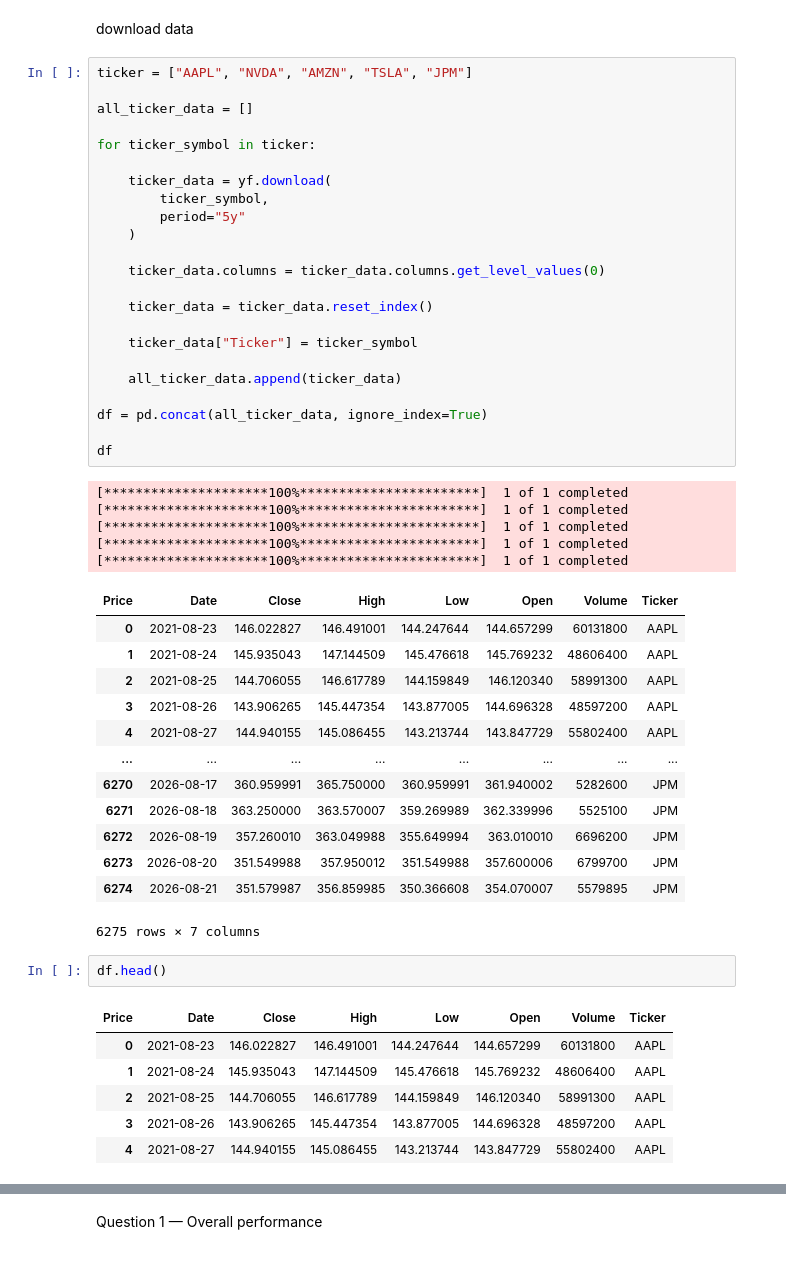
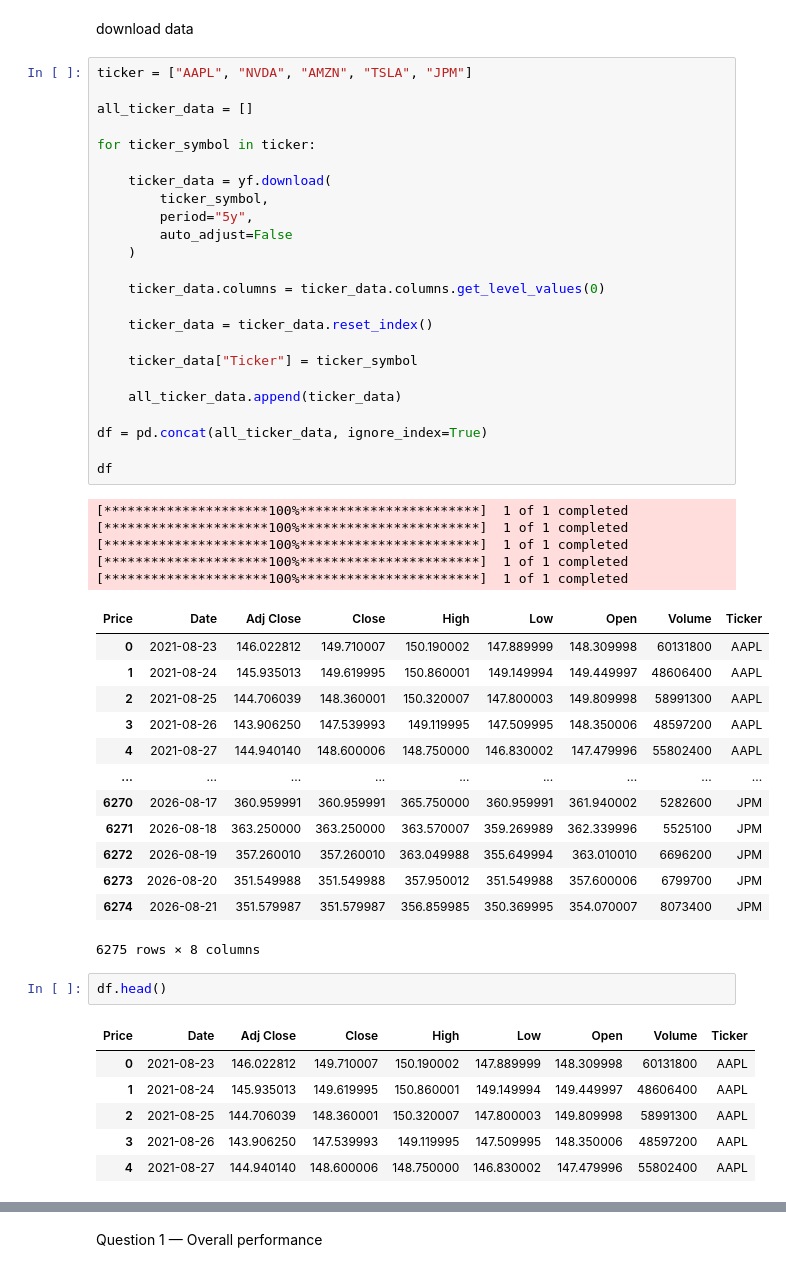
Before and after one commit to shota98501/workspace, a Jupyter notebook: Project/stockmarket_project/stockmarket.ipynb, the cells around one changed output, grey strips where cells are left out. Cells and saved outputs as stored; diff of their text form.

```diff
--- a/Project/stockmarket_project/stockmarket.ipynb
+++ b/Project/stockmarket_project/stockmarket.ipynb
@@ -9,54 +9,55 @@ download data
 # %%
 ticker = ["AAPL", "NVDA", "AMZN", "TSLA", "JPM"]
 
 all_ticker_data = []
 
 for ticker_symbol in ticker:
 
     ticker_data = yf.download(
         ticker_symbol,
-        period="5y"
+        period="5y",
+        auto_adjust=False
     )
 
     ticker_data.columns = ticker_data.columns.get_level_values(0)
 
     ticker_data = ticker_data.reset_index()
 
     ticker_data["Ticker"] = ticker_symbol
 
     all_ticker_data.append(ticker_data)
 
 df = pd.concat(all_ticker_data, ignore_index=True)
 
 df
 # %% [output]
 [*********************100%***********************]  1 of 1 completed
 [*********************100%***********************]  1 of 1 completed
 [*********************100%***********************]  1 of 1 completed
 [*********************100%***********************]  1 of 1 completed
 [*********************100%***********************]  1 of 1 completed
-| Price | Date | Close | High | Low | Open | Volume | Ticker |
-| 0 | 2021-08-23 | 146.022827 | 146.491001 | 144.247644 | 144.657299 | 60131800 | AAPL |
-| 1 | 2021-08-24 | 145.935043 | 147.144509 | 145.476618 | 145.769232 | 48606400 | AAPL |
-| 2 | 2021-08-25 | 144.706055 | 146.617789 | 144.159849 | 146.120340 | 58991300 | AAPL |
-| 3 | 2021-08-26 | 143.906265 | 145.447354 | 143.877005 | 144.696328 | 48597200 | AAPL |
-| 4 | 2021-08-27 | 144.940155 | 145.086455 | 143.213744 | 143.847729 | 55802400 | AAPL |
-| ... | ... | ... | ... | ... | ... | ... | ... |
-| 6270 | 2026-08-17 | 360.959991 | 365.750000 | 360.959991 | 361.940002 | 5282600 | JPM |
-| 6271 | 2026-08-18 | 363.250000 | 363.570007 | 359.269989 | 362.339996 | 5525100 | JPM |
-| 6272 | 2026-08-19 | 357.260010 | 363.049988 | 355.649994 | 363.010010 | 6696200 | JPM |
-| 6273 | 2026-08-20 | 351.549988 | 357.950012 | 351.549988 | 357.600006 | 6799700 | JPM |
-| 6274 | 2026-08-21 | 351.579987 | 356.859985 | 350.366608 | 354.070007 | 5579895 | JPM |
+| Price | Date | Adj Close | Close | High | Low | Open | Volume | Ticker |
+| 0 | 2021-08-23 | 146.022812 | 149.710007 | 150.190002 | 147.889999 | 148.309998 | 60131800 | AAPL |
+| 1 | 2021-08-24 | 145.935013 | 149.619995 | 150.860001 | 149.149994 | 149.449997 | 48606400 | AAPL |
+| 2 | 2021-08-25 | 144.706039 | 148.360001 | 150.320007 | 147.800003 | 149.809998 | 58991300 | AAPL |
+| 3 | 2021-08-26 | 143.906250 | 147.539993 | 149.119995 | 147.509995 | 148.350006 | 48597200 | AAPL |
+| 4 | 2021-08-27 | 144.940140 | 148.600006 | 148.750000 | 146.830002 | 147.479996 | 55802400 | AAPL |
+| ... | ... | ... | ... | ... | ... | ... | ... | ... |
+| 6270 | 2026-08-17 | 360.959991 | 360.959991 | 365.750000 | 360.959991 | 361.940002 | 5282600 | JPM |
+| 6271 | 2026-08-18 | 363.250000 | 363.250000 | 363.570007 | 359.269989 | 362.339996 | 5525100 | JPM |
+| 6272 | 2026-08-19 | 357.260010 | 357.260010 | 363.049988 | 355.649994 | 363.010010 | 6696200 | JPM |
+| 6273 | 2026-08-20 | 351.549988 | 351.549988 | 357.950012 | 351.549988 | 357.600006 | 6799700 | JPM |
+| 6274 | 2026-08-21 | 351.579987 | 351.579987 | 356.859985 | 350.369995 | 354.070007 | 8073400 | JPM |
-6275 rows × 7 columns
+6275 rows × 8 columns
 # %%
 df.head()
 # %% [output]
-| Price | Date | Close | High | Low | Open | Volume | Ticker |
-| 0 | 2021-08-23 | 146.022827 | 146.491001 | 144.247644 | 144.657299 | 60131800 | AAPL |
-| 1 | 2021-08-24 | 145.935043 | 147.144509 | 145.476618 | 145.769232 | 48606400 | AAPL |
-| 2 | 2021-08-25 | 144.706055 | 146.617789 | 144.159849 | 146.120340 | 58991300 | AAPL |
-| 3 | 2021-08-26 | 143.906265 | 145.447354 | 143.877005 | 144.696328 | 48597200 | AAPL |
-| 4 | 2021-08-27 | 144.940155 | 145.086455 | 143.213744 | 143.847729 | 55802400 | AAPL |
+| Price | Date | Adj Close | Close | High | Low | Open | Volume | Ticker |
+| 0 | 2021-08-23 | 146.022812 | 149.710007 | 150.190002 | 147.889999 | 148.309998 | 60131800 | AAPL |
+| 1 | 2021-08-24 | 145.935013 | 149.619995 | 150.860001 | 149.149994 | 149.449997 | 48606400 | AAPL |
+| 2 | 2021-08-25 | 144.706039 | 148.360001 | 150.320007 | 147.800003 | 149.809998 | 58991300 | AAPL |
+| 3 | 2021-08-26 | 143.906250 | 147.539993 | 149.119995 | 147.509995 | 148.350006 | 48597200 | AAPL |
+| 4 | 2021-08-27 | 144.940140 | 148.600006 | 148.750000 | 146.830002 | 147.479996 | 55802400 | AAPL |
 # %%
 df.info()
 # %% [output]
```
Also changed, not shown: parts of 10 cells of this notebook.
